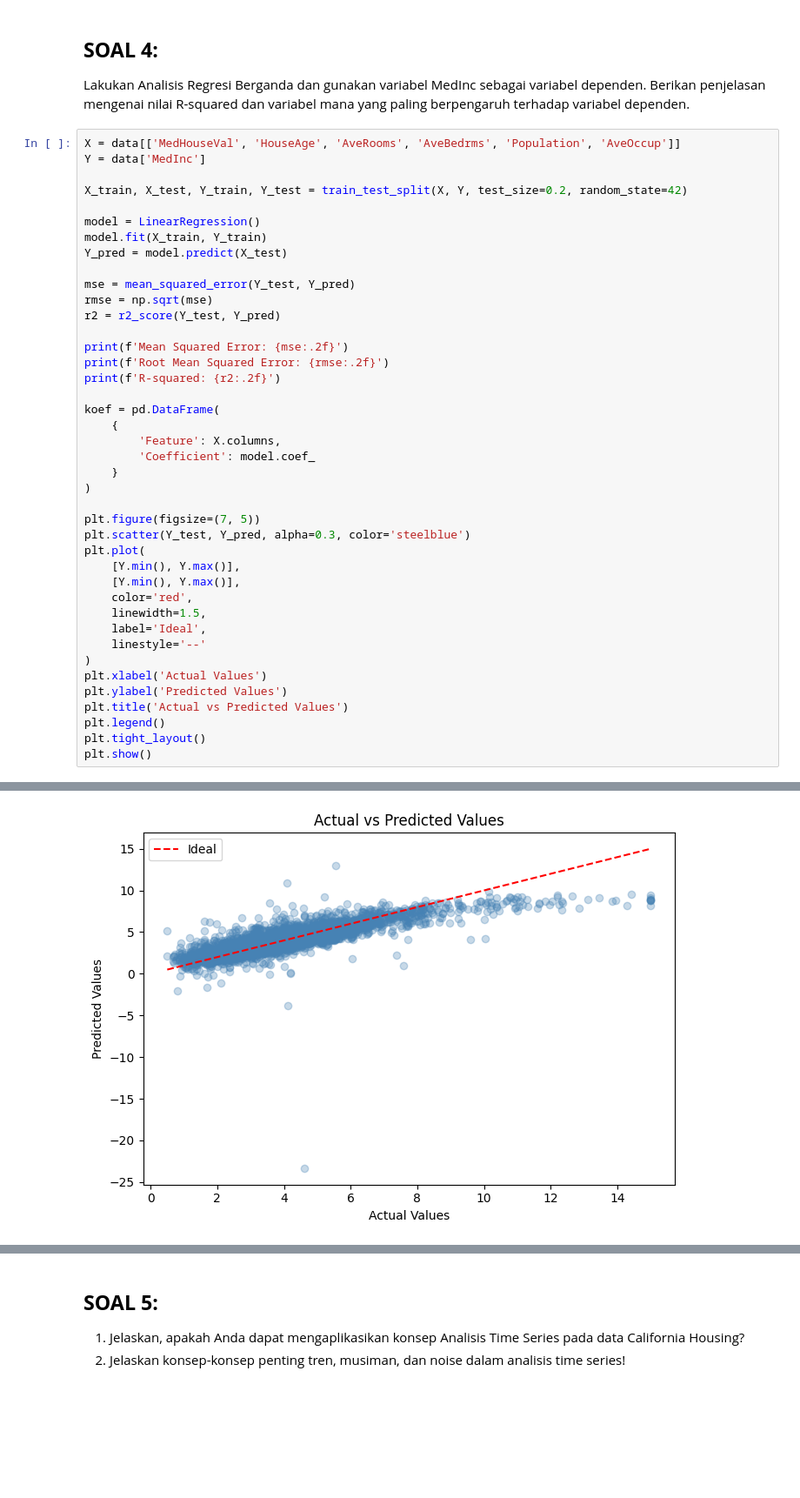
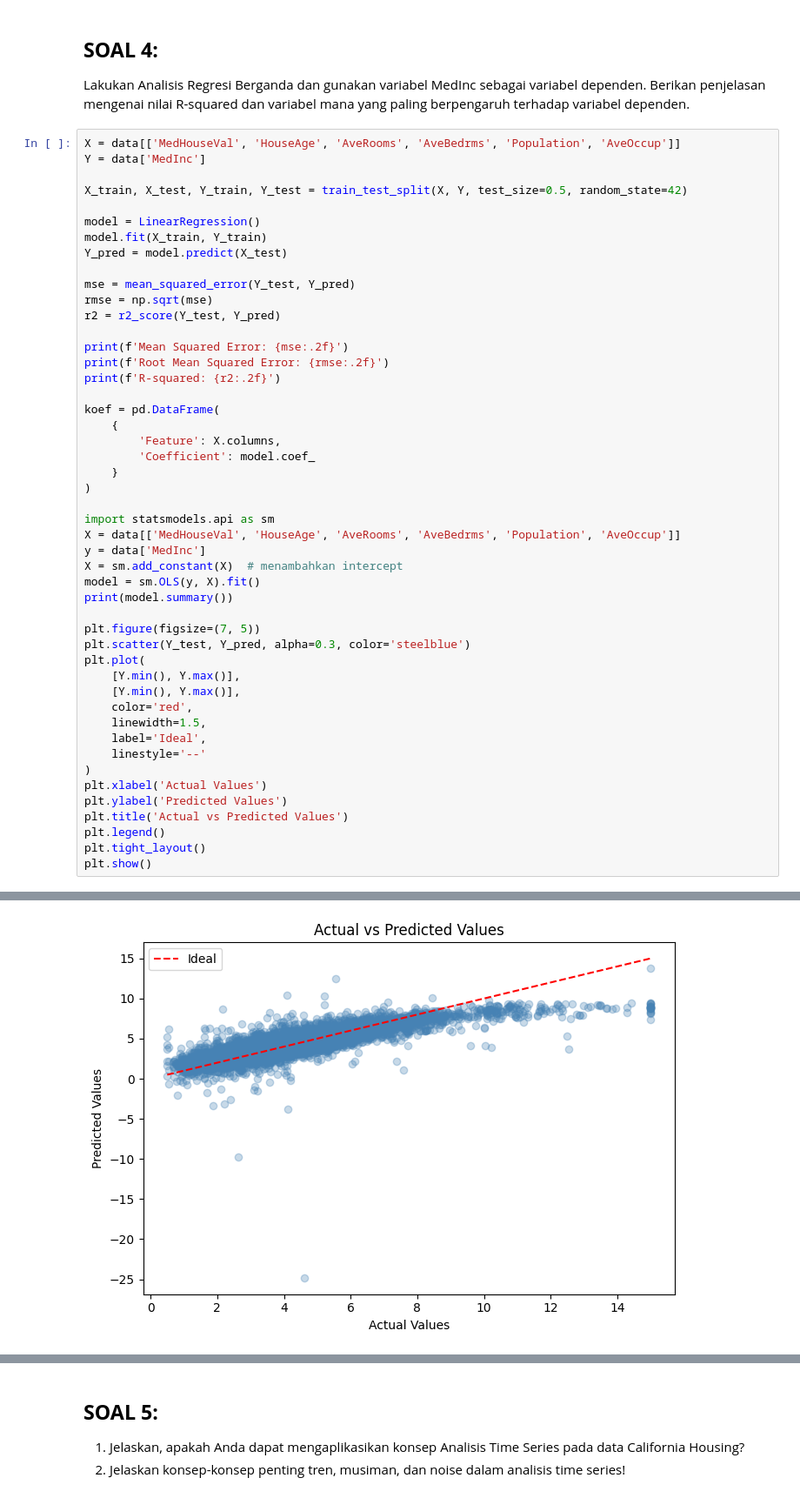
Before and after one commit to RekoNF/EDV_Tugas-and-Quiz, a Jupyter notebook: UTS/UTS_Semester 2.ipynb, the cells around one changed output, grey strips where cells are left out. Shown at 87% size. Saved outputs shown, nothing was run; the diff lists cells and outputs as text; blank space fills up the shorter version.

```diff
--- a/UTS/UTS_Semester 2.ipynb
+++ b/UTS/UTS_Semester 2.ipynb
@@ -471,7 +471,7 @@ penjelasan mengenai nilai R-squared dan variabel mana yang paling berpengaruh te
 X = data[['MedHouseVal', 'HouseAge', 'AveRooms', 'AveBedrms', 'Population', 'AveOccup']]
 Y = data['MedInc']
 
-X_train, X_test, Y_train, Y_test = train_test_split(X, Y, test_size=0.2, random_state=42)
+X_train, X_test, Y_train, Y_test = train_test_split(X, Y, test_size=0.5, random_state=42)
 
 model = LinearRegression()
 model.fit(X_train, Y_train)
@@ -492,6 +492,13 @@ koef = pd.DataFrame(
     }
 )
 
+import statsmodels.api as sm
+X = data[['MedHouseVal', 'HouseAge', 'AveRooms', 'AveBedrms', 'Population', 'AveOccup']]
+y = data['MedInc']
+X = sm.add_constant(X)  # menambahkan intercept
+model = sm.OLS(y, X).fit()
+print(model.summary())
+
 plt.figure(figsize=(7, 5))
 plt.scatter(Y_test, Y_pred, alpha=0.3, color='steelblue')
 plt.plot(
@@ -515 +536 @@ R-squared: 0.68
-[figure, old version]
+[figure, new version]
```
Also changed, not shown: parts of 5 cells of this notebook.
